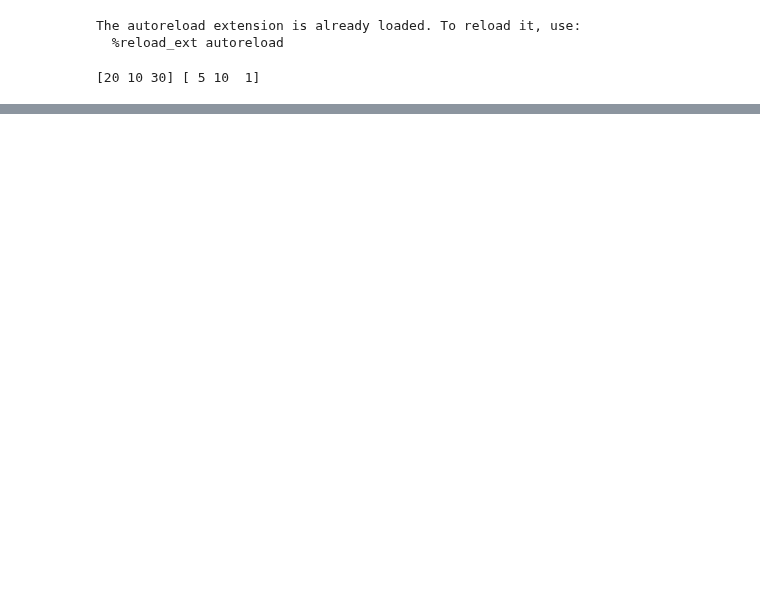
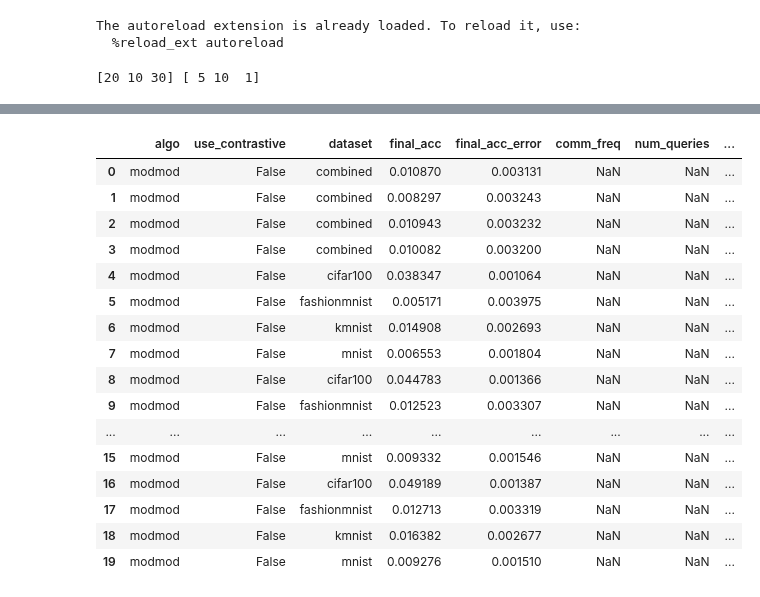
Before and after one commit to vlongle/learning-hive, a Jupyter notebook: plot_budgetv2.ipynb, the cells around one changed output, grey strips where cells are left out. Saved outputs shown, nothing was run; the diff lists cells and outputs as text; code cells hidden in the pictures; blank space fills up the shorter version.

```diff
--- a/plot_budgetv2.ipynb
+++ b/plot_budgetv2.ipynb
@@ -261,3 +399,23 @@ def plot(df, metric, colormap, markermap, include_err=False):
+# %%
+df_norm[df_norm['algo'] == 'modmod']
+# %% [output]
+|  | algo | use_contrastive | dataset | final_acc | final_acc_error | comm_freq | num_queries | ... |
+| 0 | modmod | False | combined | 0.010870 | 0.003131 | NaN | NaN | ... |
+| 1 | modmod | False | combined | 0.008297 | 0.003243 | NaN | NaN | ... |
+| 2 | modmod | False | combined | 0.010943 | 0.003232 | NaN | NaN | ... |
+| 3 | modmod | False | combined | 0.010082 | 0.003200 | NaN | NaN | ... |
+| 4 | modmod | False | cifar100 | 0.038347 | 0.001064 | NaN | NaN | ... |
+| 5 | modmod | False | fashionmnist | 0.005171 | 0.003975 | NaN | NaN | ... |
+| 6 | modmod | False | kmnist | 0.014908 | 0.002693 | NaN | NaN | ... |
+| 7 | modmod | False | mnist | 0.006553 | 0.001804 | NaN | NaN | ... |
+| 8 | modmod | False | cifar100 | 0.044783 | 0.001366 | NaN | NaN | ... |
+| 9 | modmod | False | fashionmnist | 0.012523 | 0.003307 | NaN | NaN | ... |
+| ... | ... | ... | ... | ... | ... | ... | ... | ... |
+| 15 | modmod | False | mnist | 0.009332 | 0.001546 | NaN | NaN | ... |
+| 16 | modmod | False | cifar100 | 0.049189 | 0.001387 | NaN | NaN | ... |
+| 17 | modmod | False | fashionmnist | 0.012713 | 0.003319 | NaN | NaN | ... |
+| 18 | modmod | False | kmnist | 0.016382 | 0.002677 | NaN | NaN | ... |
+| 19 | modmod | False | mnist | 0.009276 | 0.001510 | NaN | NaN | ... |
 # %%
 
 
```
Also changed, not shown: parts of 20 cells of this notebook, 15 other files.
